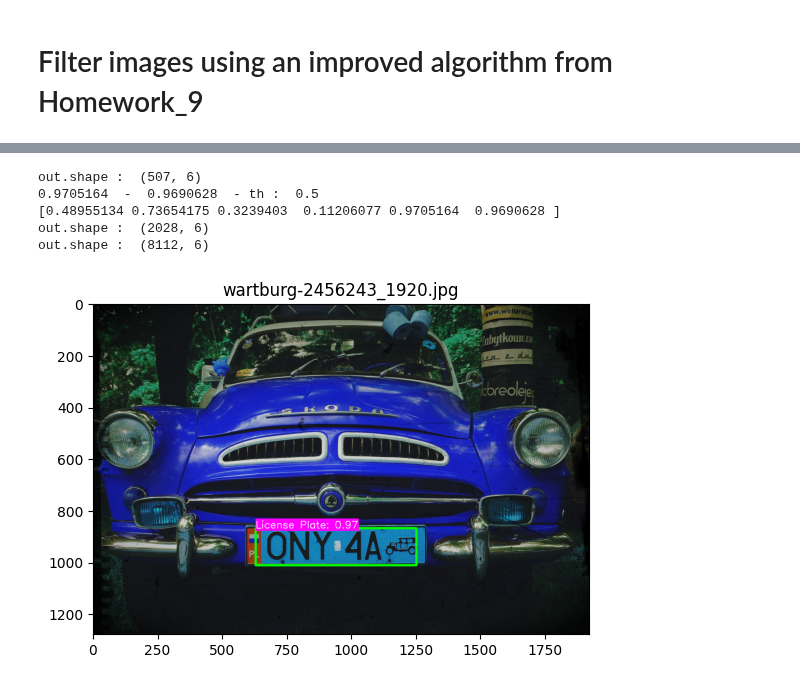
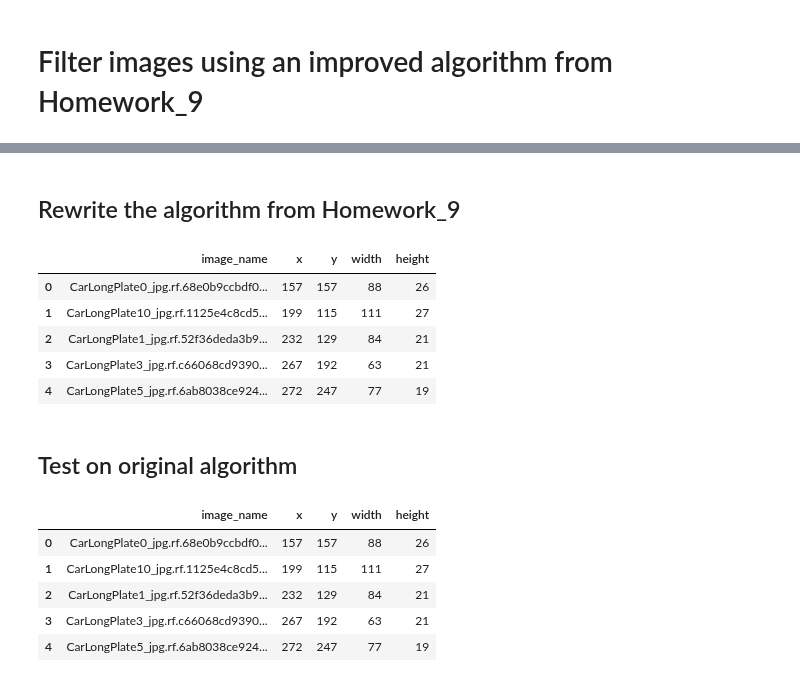
Before and after one commit to Mykhailo20/DS_Bootcamp_2023, a Jupyter notebook: Homework_10/Analysis/Select_Data.ipynb, the cells around one changed output, grey strips where cells are left out. Drawn from its saved outputs; the diff is of its cells as text; code cells hidden in the pictures.

```diff
--- a/Homework_10/Analysis/Select_Data.ipynb
+++ b/Homework_10/Analysis/Select_Data.ipynb
@@ -397,23 +471,0 @@ def getOutputsNames(net):
-# %%
-# Draw the predicted bounding box
-def drawPred(classId, conf, left, top, right, bottom):
-    # Draw a bounding box.
-    #    cv2.rectangle(frame, (left, top), (right, bottom), (255, 178, 50), 3)
-    cv2.rectangle(frame, (left, top), (right, bottom), (0, 255, 0), 7)
-
-    label = '%.2f' % conf
-
-    # Get the label for the class name and its confidence
-    if classes:
-        assert(classId < len(classes))
-        label = '%s: %s' % (classes[classId], label)
-
-    # Display the label at the top of the bounding box
-    labelSize, baseLine = cv2.getTextSize(
-        label, cv2.FONT_HERSHEY_SIMPLEX, 1, 1)
-    top = max(top, labelSize[1])
-    cv2.rectangle(frame, (left, top - round(1.7*labelSize[1])), (left + round(
-        1.3*labelSize[0]), top + baseLine), (255, 0, 255), cv2.FILLED)
-    #cv2.rectangle(frame, (left, top - round(1.5*labelSize[1])), (left + round(1.5*labelSize[0]), top + baseLine),    (255, 255, 255), cv.FILLED)
-    cv2.putText(frame, label, (left, top),
-               cv2.FONT_HERSHEY_SIMPLEX, 1.3, (255, 255, 255), 2)
@@ -486,26 +472,2 @@ Image_path = yolo-license-plate-detection\data\wartburg-2456243_1920.jpg
-# %%
-frame = cv2.imread(image_path)
-
-# Create a 4D blob from the frame
-blob = cv2.dnn.blobFromImage(frame, 1/255, (inpWidth, inpHeight), [0, 0, 0], 1, crop=False)
-
-# Set input to the network
-net.setInput(blob)
-
-# Run forward pass and get output
-outs = net.forward(getOutputsNames(net))
-
-# Remove bounding boxes with low confidence and draw predictions
-postprocess(frame, outs)
-
-# Display the resulting frame
-plt.imshow(frame)
-plt.title(image_name)
-plt.show()
-# %% [output]
-out.shape :  (507, 6)
-0.9705164  -  0.9690628  - th :  0.5
-[0.48955134 0.73654175 0.3239403  0.11206077 0.9705164  0.9690628 ]
-out.shape :  (2028, 6)
-out.shape :  (8112, 6)
-[figure, removed]
+# %% [markdown]
+## Rewrite the algorithm from Homework_9
@@ -511,0 +612,12 @@ out.shape :  (8112, 6)
+# %%
+licenses_df = pd.DataFrame.from_dict(license_plates_dict)
+licenses_df.head()
+# %% [output]
+|  | image_name | x | y | width | height |
+| 0 | CarLongPlate0_jpg.rf.68e0b9ccbdf0... | 157 | 157 | 88 | 26 |
+| 1 | CarLongPlate10_jpg.rf.1125e4c8cd5... | 199 | 115 | 111 | 27 |
+| 2 | CarLongPlate1_jpg.rf.52f36deda3b9... | 232 | 129 | 84 | 21 |
+| 3 | CarLongPlate3_jpg.rf.c66068cd9390... | 267 | 192 | 63 | 21 |
+| 4 | CarLongPlate5_jpg.rf.6ab8038ce924... | 272 | 247 | 77 | 19 |
+# %% [markdown]
+## Test on original algorithm
@@ -511,0 +788,10 @@ out.shape :  (8112, 6)
+# %%
+original_licenses_df = pd.DataFrame.from_dict(license_plates_dict)
+original_licenses_df.head()
+# %% [output]
+|  | image_name | x | y | width | height |
+| 0 | CarLongPlate0_jpg.rf.68e0b9ccbdf0... | 157 | 157 | 88 | 26 |
+| 1 | CarLongPlate10_jpg.rf.1125e4c8cd5... | 199 | 115 | 111 | 27 |
+| 2 | CarLongPlate1_jpg.rf.52f36deda3b9... | 232 | 129 | 84 | 21 |
+| 3 | CarLongPlate3_jpg.rf.c66068cd9390... | 267 | 192 | 63 | 21 |
+| 4 | CarLongPlate5_jpg.rf.6ab8038ce924... | 272 | 247 | 77 | 19 |
```
Also changed, not shown: parts of 21 cells of this notebook, 1 other file.
